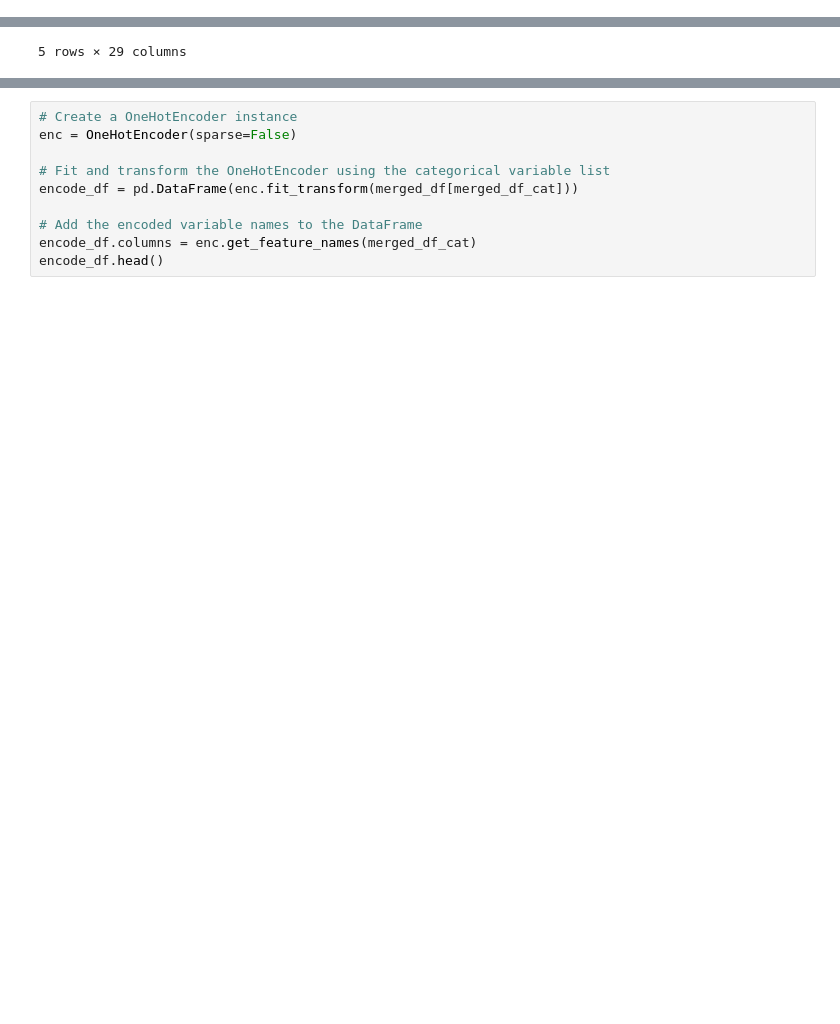
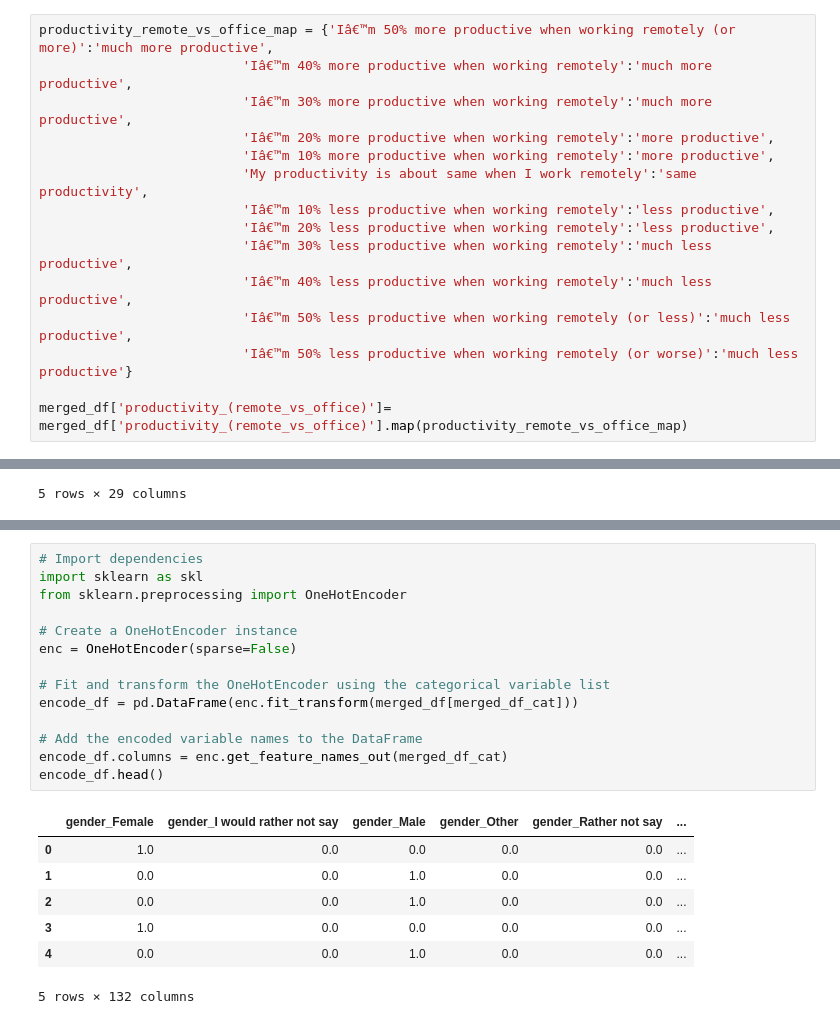
Before and after one commit to betsysavage/RemoteWorkAnalysis, a Jupyter notebook: Merged_Data_Cleaning.ipynb, the cells around one changed output, grey strips where cells are left out. Saved outputs shown, nothing was run; the diff lists cells and outputs as text; blank space fills up the shorter version.

```diff
--- a/Merged_Data_Cleaning.ipynb
+++ b/Merged_Data_Cleaning.ipynb
@@ -455,3 +442,18 @@ merged_df['productivity_(remote_vs_office)']= merged_df['productivity_(remote_vs
+# %%
+productivity_remote_vs_office_map = {'Iâ€™m 50% more productive when working remotely (or more)':'much more productive',
+                          'Iâ€™m 40% more productive when working remotely':'much more productive',
+                          'Iâ€™m 30% more productive when working remotely':'much more productive',
+                          'Iâ€™m 20% more productive when working remotely':'more productive',
+                          'Iâ€™m 10% more productive when working remotely':'more productive',
+                          'My productivity is about same when I work remotely':'same productivity',
+                          'Iâ€™m 10% less productive when working remotely':'less productive',
+                          'Iâ€™m 20% less productive when working remotely':'less productive',
+                          'Iâ€™m 30% less productive when working remotely':'much less productive',
+                          'Iâ€™m 40% less productive when working remotely':'much less productive',
+                          'Iâ€™m 50% less productive when working remotely (or less)':'much less productive',
+                          'Iâ€™m 50% less productive when working remotely (or worse)':'much less productive'}
+
+merged_df['productivity_(remote_vs_office)']= merged_df['productivity_(remote_vs_office)'].map(productivity_remote_vs_office_map)
 # %%
 # Confirm new response counts to productivity_(remote_vs_office)
 merged_df['productivity_(remote_vs_office)'].value_counts()
@@ -499,13 +528,25 @@ dtype: int64
 # %%
+# Import dependencies
+import sklearn as skl
+from sklearn.preprocessing import OneHotEncoder
+
 # Create a OneHotEncoder instance
 enc = OneHotEncoder(sparse=False)
 
 # Fit and transform the OneHotEncoder using the categorical variable list
 encode_df = pd.DataFrame(enc.fit_transform(merged_df[merged_df_cat]))
 
 # Add the encoded variable names to the DataFrame
-encode_df.columns = enc.get_feature_names(merged_df_cat)
+encode_df.columns = enc.get_feature_names_out(merged_df_cat)
 encode_df.head()
+# %% [output]
+|  | gender_Female | gender_I would rather not say | gender_Male | gender_Other | gender_Rather not say | ... |
+| 0 | 1.0 | 0.0 | 0.0 | 0.0 | 0.0 | ... |
+| 1 | 0.0 | 0.0 | 1.0 | 0.0 | 0.0 | ... |
+| 2 | 0.0 | 0.0 | 1.0 | 0.0 | 0.0 | ... |
+| 3 | 1.0 | 0.0 | 0.0 | 0.0 | 0.0 | ... |
+| 4 | 0.0 | 0.0 | 1.0 | 0.0 | 0.0 | ... |
+5 rows × 132 columns
 # %%
 # Merge one-hot encoded features and drop the originals
 merged_enc_df = merged_df.merge(encode_df,left_index=True, right_index=True)
```
Also changed, not shown: parts of 28 cells of this notebook, 2 other files.
